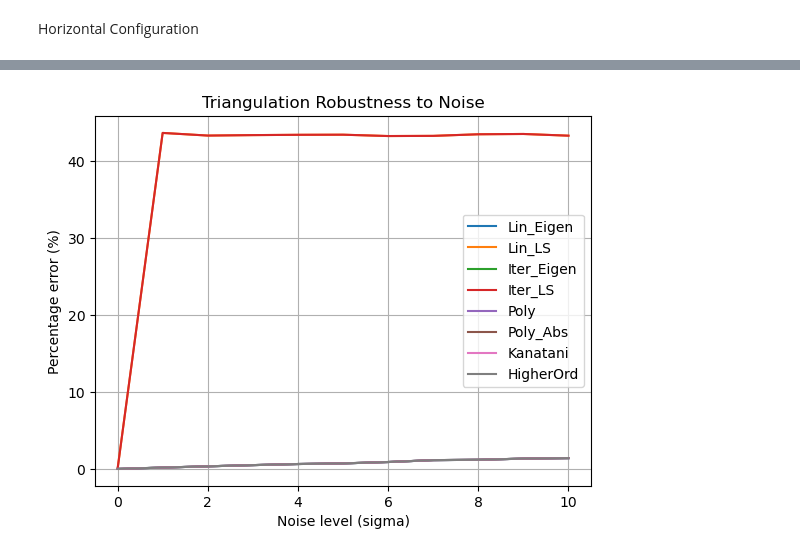
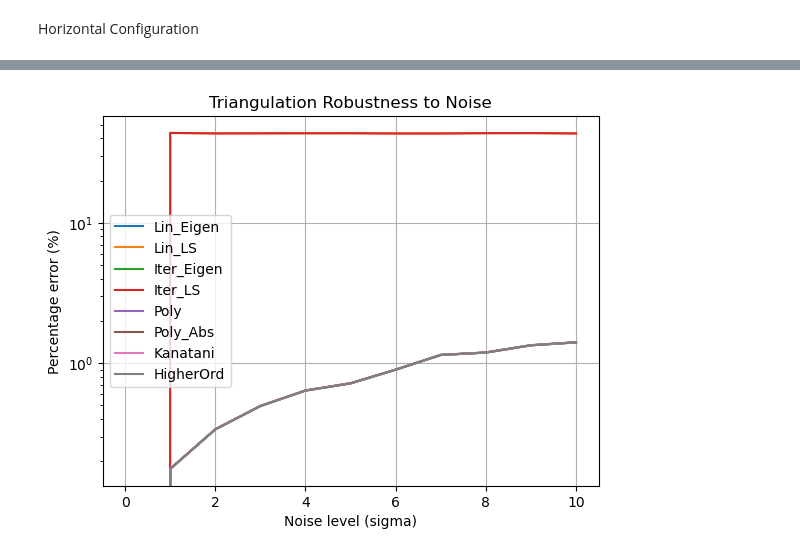
Before and after one commit to NesrineN/Triangulation, a Jupyter notebook: Plotting_Results.ipynb, the cells around one changed output, grey strips where cells are left out. Cells and saved outputs as stored; diff of their text form; code cells hidden in the pictures.

```diff
--- a/Plotting_Results.ipynb
+++ b/Plotting_Results.ipynb
@@ -114,33 +46,33 @@ sigma = list(range(11))
 
 lin_eigen = [0.0, 0.176237, 0.337400, 0.494658, 0.637651, 0.717267, 0.897876, 1.143437, 1.189009, 1.340092, 1.405829]
 lin_ls    = [0.0, 43.717056, 43.372820, 43.431407, 43.471842, 43.486337, 43.311408, 43.333261, 43.540511, 43.580418, 43.358229]
 iter_eigen= [0.0, 0.176237, 0.337400, 0.494658, 0.637651, 0.717267, 0.897876, 1.143437, 1.189009, 1.340092, 1.405829]
 iter_ls   = [0.0, 43.717056, 43.372820, 43.431407, 43.471842, 43.486337, 43.311408, 43.333261, 43.540511, 43.580418, 43.358229]
 poly      = [0.0, 0.176238, 0.337402, 0.494660, 0.637652, 0.717264, 0.897876, 1.143437, 1.189029, 1.340078, 1.405847]
 poly_abs  = [0.0, 0.176788, 0.338262, 0.496028, 0.638835, 0.721051, 0.900243, 1.146790, 1.193201, 1.344104, 1.411408]
 kanatani  = poly
 higher    = poly
 
 plt.figure()
 
 plt.plot(sigma, lin_eigen, label="Lin_Eigen")
 plt.plot(sigma, lin_ls, label="Lin_LS")
 plt.plot(sigma, iter_eigen, label="Iter_Eigen")
 plt.plot(sigma, iter_ls, label="Iter_LS")
 plt.plot(sigma, poly, label="Poly")
 plt.plot(sigma, poly_abs, label="Poly_Abs")
 plt.plot(sigma, kanatani, label="Kanatani")
 plt.plot(sigma, higher, label="HigherOrd")
 
 plt.xlabel("Noise level (sigma)")
 plt.ylabel("Percentage error (%)")
 plt.title("Triangulation Robustness to Noise")
 plt.legend()
 plt.grid()
 
-# Recommended for this dataset due to large gap:
-# plt.yscale("log")
+# for this dataset due to large gap:
+plt.yscale("log")
 
 plt.show()
 # %% [output]
-[figure, old version]
+[figure, new version]
```
Also changed, not shown: parts of 3 cells of this notebook.
